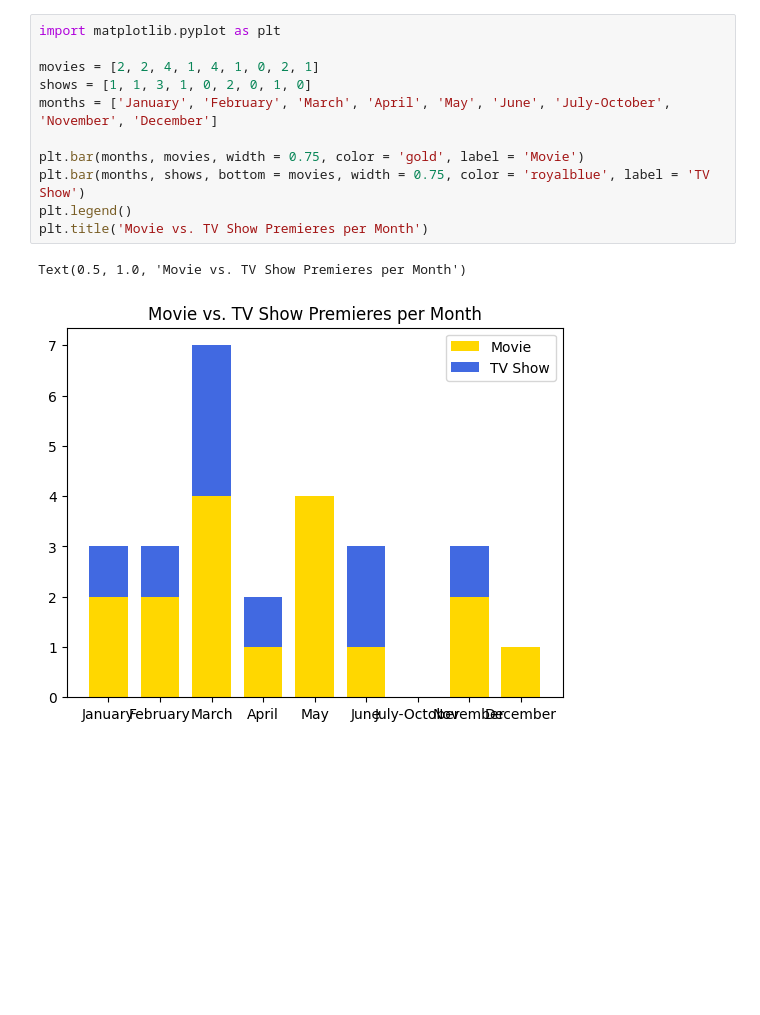
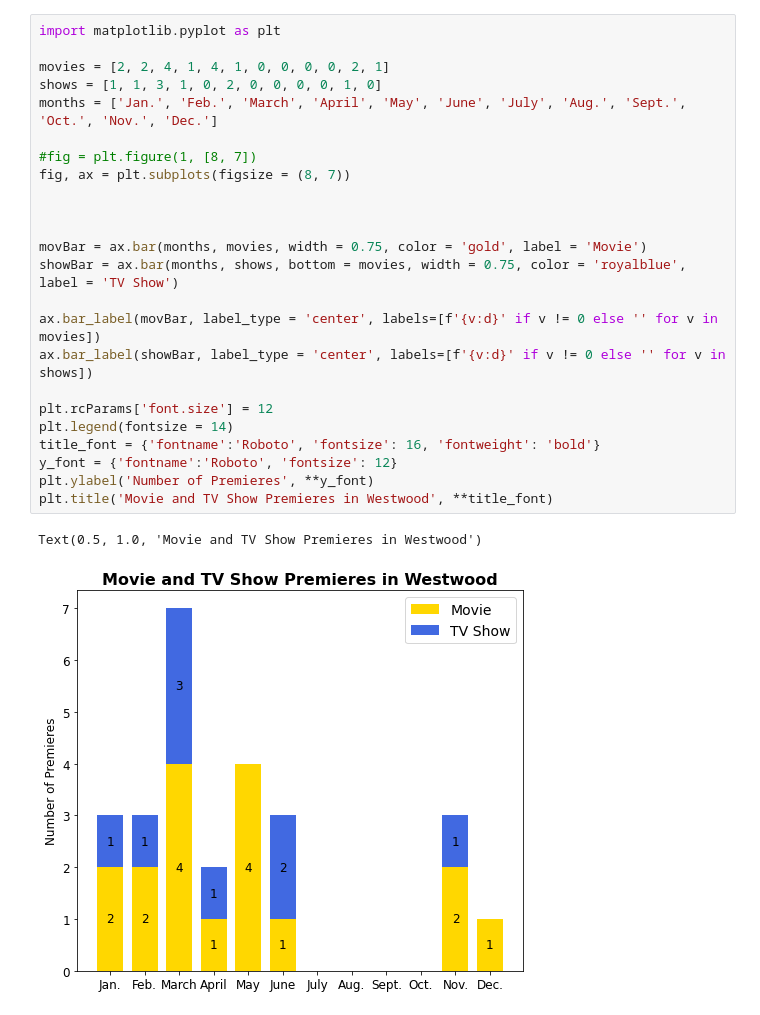
Before and after one commit to dailybruin/the-stack, a Jupyter notebook: stack-stats/2024-02-12-wwpremieres/wwpremieres.ipynb, the cells around one changed output. Drawn from its saved outputs; the diff is of its cells as text; blank space fills up the shorter version.

```diff
--- a/stack-stats/2024-02-12-wwpremieres/wwpremieres.ipynb
+++ b/stack-stats/2024-02-12-wwpremieres/wwpremieres.ipynb
@@ -26,14 +26,27 @@ wwpremieres
 # %%
 import matplotlib.pyplot as plt
 
-movies = [2, 2, 4, 1, 4, 1, 0, 2, 1]
-shows = [1, 1, 3, 1, 0, 2, 0, 1, 0]
-months = ['January', 'February', 'March', 'April', 'May', 'June', 'July-October', 'November', 'December']
+movies = [2, 2, 4, 1, 4, 1, 0, 0, 0, 0, 2, 1]
+shows = [1, 1, 3, 1, 0, 2, 0, 0, 0, 0, 1, 0]
+months = ['Jan.', 'Feb.', 'March', 'April', 'May', 'June', 'July', 'Aug.', 'Sept.', 'Oct.', 'Nov.', 'Dec.']
 
-plt.bar(months, movies, width = 0.75, color = 'gold', label = 'Movie')
-plt.bar(months, shows, bottom = movies, width = 0.75, color = 'royalblue', label = 'TV Show')
-plt.legend()
-plt.title('Movie vs. TV Show Premieres per Month')
+#fig = plt.figure(1, [8, 7])
+fig, ax = plt.subplots(figsize = (8, 7))
+
+
+
+movBar = ax.bar(months, movies, width = 0.75, color = 'gold', label = 'Movie')
+showBar = ax.bar(months, shows, bottom = movies, width = 0.75, color = 'royalblue', label = 'TV Show')
+
+ax.bar_label(movBar, label_type = 'center', labels=[f'{v:d}' if v != 0 else '' for v in movies])
+ax.bar_label(showBar, label_type = 'center', labels=[f'{v:d}' if v != 0 else '' for v in shows])
+
+plt.rcParams['font.size'] = 12
+plt.legend(fontsize = 14)
+title_font = {'fontname':'Roboto', 'fontsize': 16, 'fontweight': 'bold'}
+y_font = {'fontname':'Roboto', 'fontsize': 12}
+plt.ylabel('Number of Premieres', **y_font)
+plt.title('Movie and TV Show Premieres in Westwood', **title_font)
 # %% [output]
-Text(0.5, 1.0, 'Movie vs. TV Show Premieres per Month')
+Text(0.5, 1.0, 'Movie and TV Show Premieres in Westwood')
-[figure, old version]
+[figure, new version]
```
Also changed, not shown: parts of 1 cell of this notebook, 1 other file.
